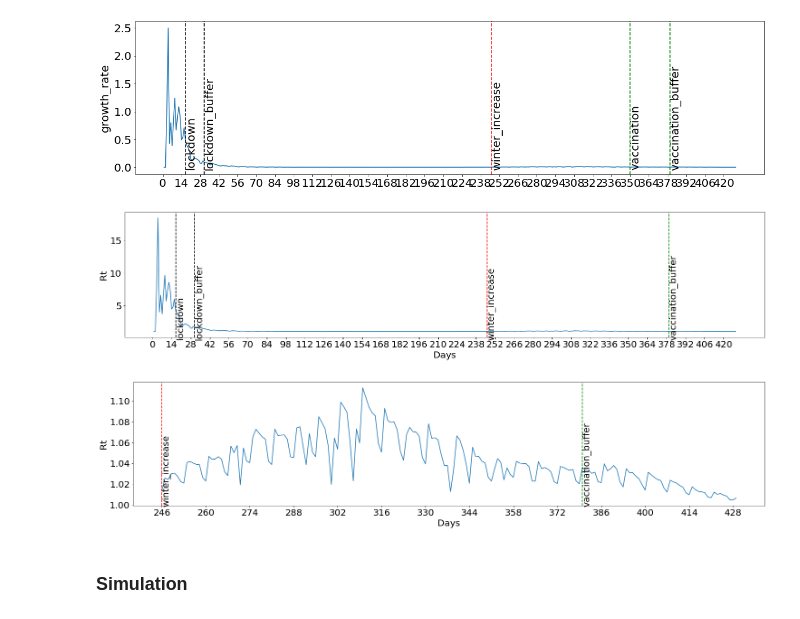
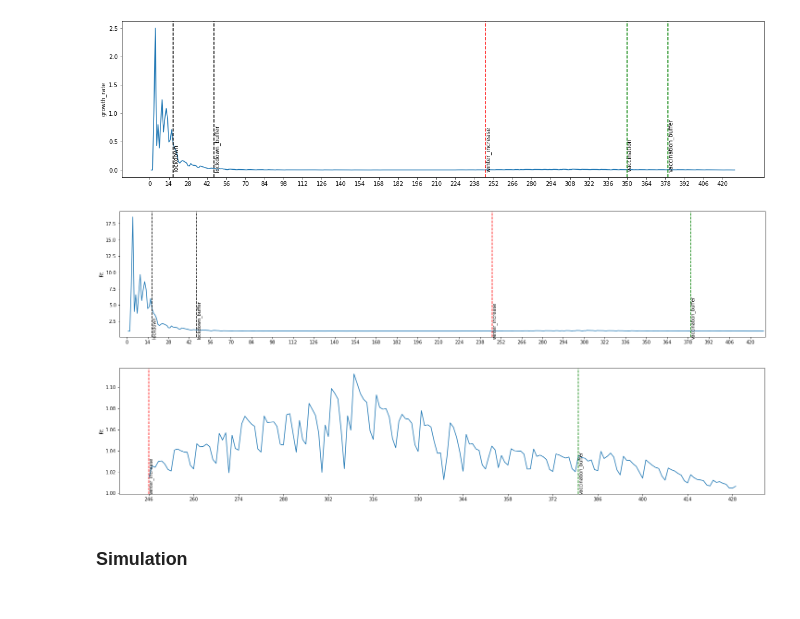
Before and after one commit to tc2992/AdvPython_Project, a Jupyter notebook: SEIR_VaryingBeta_TC.ipynb, the cells around one changed output. Cells and saved outputs as stored; diff of their text form; code cells hidden in the pictures.

```diff
--- a/SEIR_VaryingBeta_TC.ipynb
+++ b/SEIR_VaryingBeta_TC.ipynb
@@ -15,7 +15,7 @@ gamma = 1/7
 df['Rt'] = (df['growth_rate']/gamma)+1
 df['ratio'] = df['cum_case'].div(df['cum_case'].shift(1))
 # %%
-lockdown_buffer=14
+lockdown_buffer=30
 vaccination_buffer=30
 idxs=[17,17+lockdown_buffer,246,350+vaccination_buffer]
 # %%
@@ -37,27 +37,27 @@ plt.text(idxs[3],0,'vaccination_buffer',rotation=90)
 #plt.rc('font',size=20)
 plt.show()
 # %% [output]
-[figure, old version]
+[figure, new version]
 # %%
 # Rt
 plt.rcParams["figure.figsize"] = (25,5)
 plt.plot(df['Rt'])
 plt.ylabel('Rt')
 plt.xticks(np.arange(0, 430, 14.0))
 plt.axvline(x=idxs[0],color='k', linestyle='--')
 plt.text(idxs[0],0,'lockdown',rotation=90)
 plt.axvline(x=idxs[1],color='k', linestyle='--')
 plt.text(idxs[1],0,'lockdown_buffer',rotation=90)
 plt.axvline(x=idxs[2],color='r', linestyle='--')
 plt.text(idxs[2],0,'winter_increase',rotation=90)
 #plt.axvline(x=350,color='g', linestyle='--')
 #plt.text(350,0,'vaccination',rotation=90)
 plt.axvline(x=idxs[3],color='g', linestyle='--')
 plt.text(idxs[3],0,'vaccination_buffer',rotation=90)
-plt.xlabel('Days')
+plt.xlim(-5,430)
 plt.show()
 # %% [output]
-[figure, old version]
+[figure, new version]
 # %%
 plt.rcParams["figure.figsize"] = (25,5)
 plt.plot(df.loc[idxs[2]:,'Rt'])
@@ -69,9 +69,8 @@ plt.text(idxs[2],1,'winter_increase',rotation=90)
 #plt.text(350,0,'vaccination',rotation=90)
 plt.axvline(x=idxs[3],color='g', linestyle='--')
 plt.text(idxs[3],1,'vaccination_buffer',rotation=90)
-plt.xlabel('Days')
 plt.show()
 # %% [output]
-[figure, old version]
+[figure, new version]
 # %% [markdown]
 ### Simulation
```
Also changed, not shown: parts of 11 cells of this notebook.
